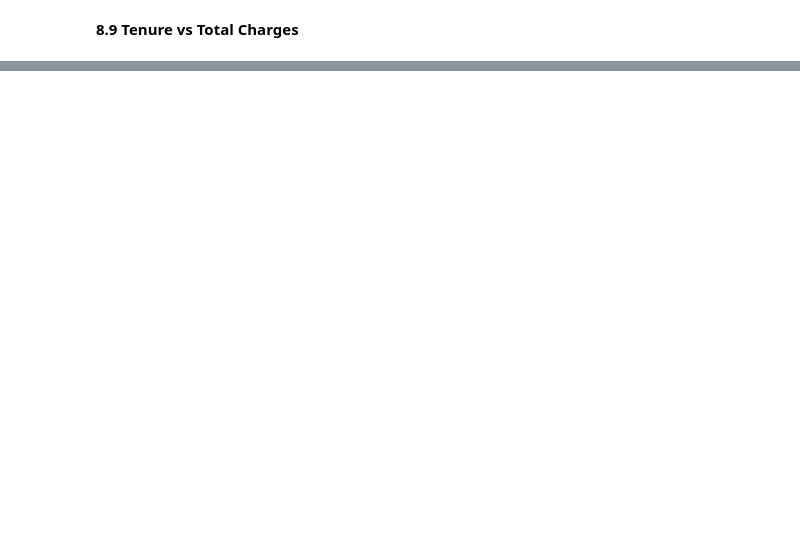
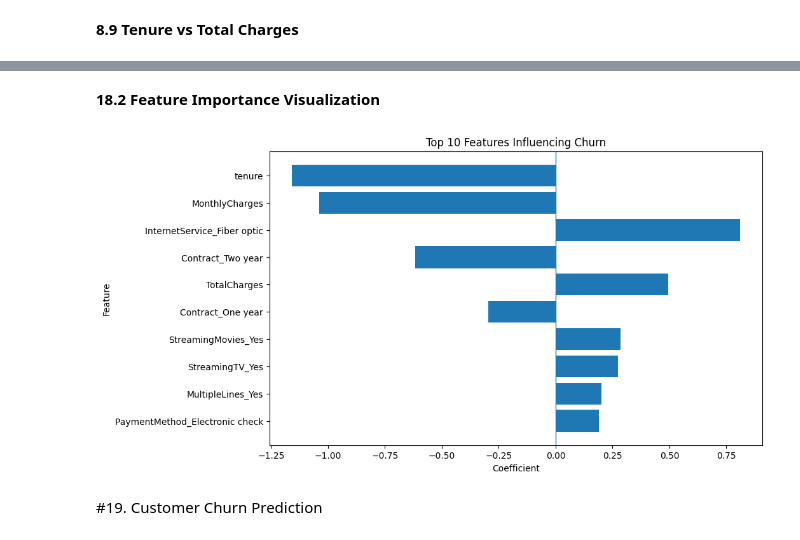
Before and after one commit to Saravanakumar-2323/Churn_Prediction_Project, a Jupyter notebook: Churn_Prediction.ipynb, the cells around one changed output, grey strips where cells are left out. Cells and saved outputs as stored; diff of their text form; code cells hidden in the pictures; blank space fills up the shorter version.

```diff
--- a/Churn_Prediction.ipynb
+++ b/Churn_Prediction.ipynb
@@ -378,0 +678,7 @@ plt.show()
+# %%
+log_model_balanced = LogisticRegression(
+    max_iter=1000,
+    class_weight='balanced'
+)
+
+log_model_balanced.fit(X_train_scaled, y_train)
@@ -378,0 +736,4 @@ plt.show()
+# %%
+final_model = log_model_balanced
+
+print("Final Model: Balanced Logistic Regression")
@@ -378,0 +784,14 @@ plt.show()
+# %%
+feature_importance = pd.DataFrame({
+    'Feature': X.columns,
+    'Coefficient': final_model.coef_[0]
+})
+
+feature_importance['Abs_Coefficient'] = feature_importance['Coefficient'].abs()
+
+feature_importance = feature_importance.sort_values(
+    by='Abs_Coefficient',
+    ascending=False
+)
+
+feature_importance.head(10)
@@ -378,0 +810,25 @@ plt.show()
+# %% [markdown]
+**18.2 Feature Importance Visualization**
+# %%
+top_features = feature_importance.head(10)
+
+plt.figure(figsize=(10, 6))
+
+plt.barh(
+    top_features['Feature'],
+    top_features['Coefficient']
+)
+
+plt.xlabel('Coefficient')
+plt.ylabel('Feature')
+plt.title('Top 10 Features Influencing Churn')
+
+plt.axvline(0, linewidth=1)
+
+plt.gca().invert_yaxis()
+
+plt.show()
+# %% [output]
+[figure, added]
+# %% [markdown]
+#19. Customer Churn Prediction
```
Also changed, not shown: parts of 74 cells of this notebook.
